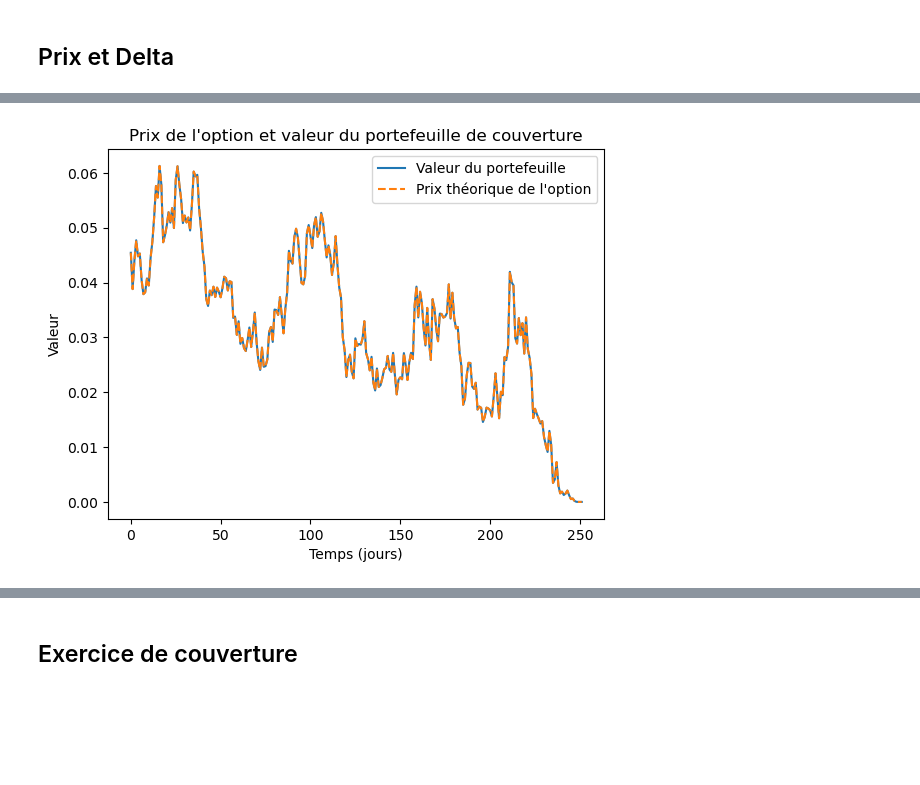
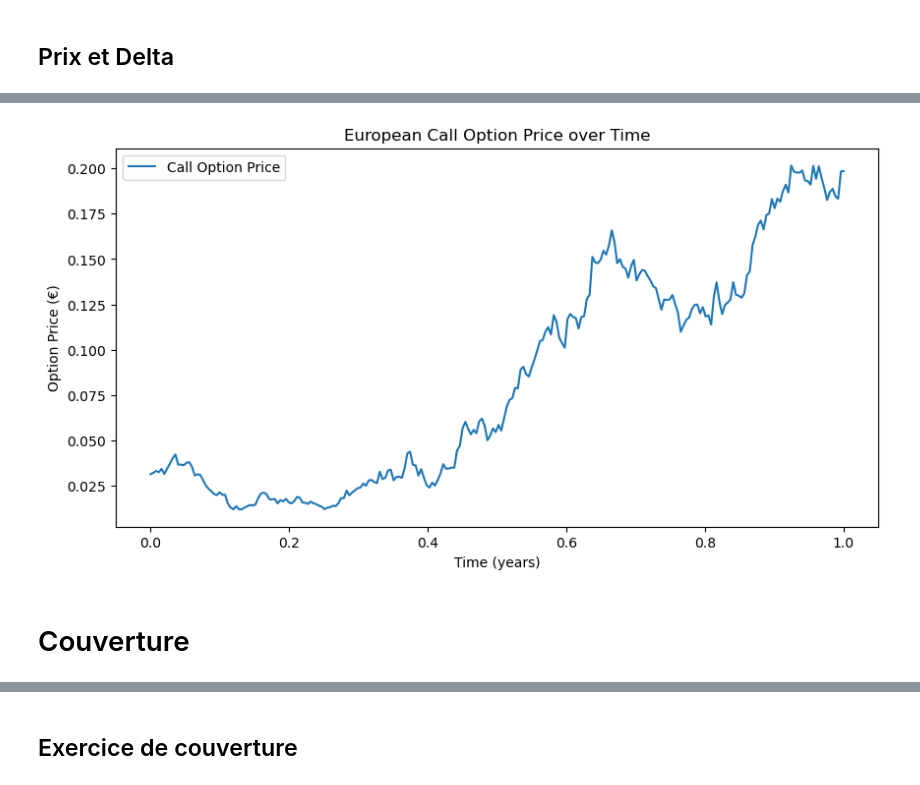
Before and after one commit to maxence2508/options-sur-devises, a Jupyter notebook: options-sur-devises.ipynb, the cells around one changed output, grey strips where cells are left out. Saved outputs shown, nothing was run; the diff lists cells and outputs as text; code cells hidden in the pictures; blank space fills up the shorter version.

```diff
--- a/options-sur-devises.ipynb
+++ b/options-sur-devises.ipynb
@@ -64,19 +90,0 @@ def value(H0, H, S):
-# %%
-r0 = 0.04
-r1 = 0.05
-
-H0, H = hedging(S, N, T, K, sigma, r0, r1)
-portfolio_value = value(H0, H, S)
-
-# Valeur réelle de l’option à chaque date
-F_real = np.array([F(i*T/N, S[i], K, sigma, r0, r1, T) for i in range(N)])
-
-# Tracé de H0 et H
-plt.plot(H0, label="H0 (position sur l'actif sans risque)")
-plt.plot(H, label="H (position sur l'actif sous-jacent)")
-plt.title("Évolution des positions de couverture (H0 et H)")
-plt.xlabel("Temps (jours)")
-plt.ylabel("Valeur des positions")
-plt.legend()
-plt.savefig("positions-couverture.png")
-plt.show()
@@ -85,12 +90,0 @@ plt.show()
-# %%
-# Affichage
-plt.plot(portfolio_value, label="Valeur du portefeuille")
-plt.plot(F_real, linestyle='--', label="Prix théorique de l'option")
-plt.title("Prix de l'option et valeur du portefeuille de couverture")
-plt.xlabel("Temps (jours)")
-plt.ylabel("Valeur")
-plt.legend()
-plt.savefig("valeur-couverture-option.png")
-plt.show()
-# %% [output]
-[figure, removed]
@@ -96,0 +135,16 @@ plt.show()
+# %%
+# Calcul des prix
+prices = option_prices(trajectory, T, N, K, r0, r1, sigma)[0, :]
+
+# Affichage du prix de l’option
+plt.figure(figsize=(10, 5))
+plt.plot(time_grid, prices, label='Call Option Price')
+plt.xlabel("Time (years)")
+plt.ylabel("Option Price (€)")
+plt.title("European Call Option Price over Time")
+plt.legend()
+plt.show()
+# %% [output]
+[figure, added]
+# %% [markdown]
+# Couverture
```
Also changed, not shown: parts of 20 cells of this notebook, 6 other files.
